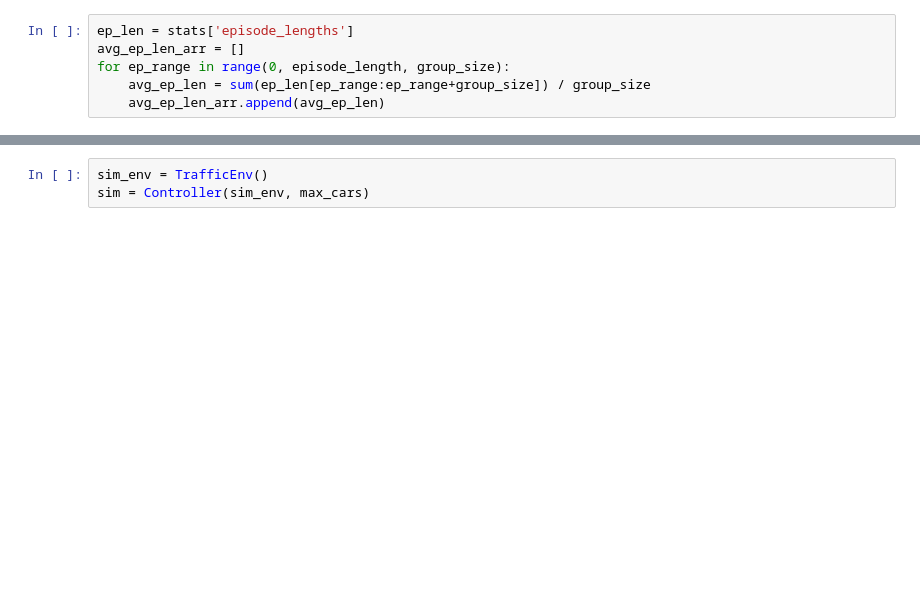
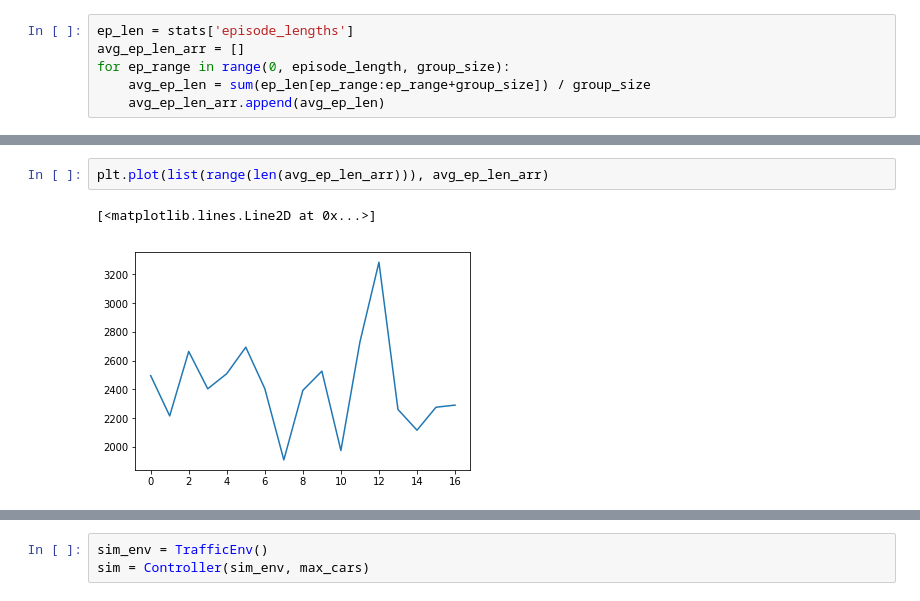
Before and after one commit to stevenhvtran/unihack2019, a Jupyter notebook: Q-Learning Model.ipynb, the cells around one changed output, grey strips where cells are left out. Cells and saved outputs as stored; diff of their text form; blank space fills up the shorter version.

```diff
--- a/Q-Learning Model.ipynb
+++ b/Q-Learning Model.ipynb
@@ -78,0 +87,5 @@ plt.plot(list(range(len(avg_ep_len_arr))), avg_ep_len_arr)
+# %%
+plt.plot(list(range(len(avg_ep_len_arr))), avg_ep_len_arr)
+# %% [output]
+[<matplotlib.lines.Line2D at 0x...>]
+[figure, added]
```
Also changed, not shown: parts of 10 cells of this notebook, 1 other file.
